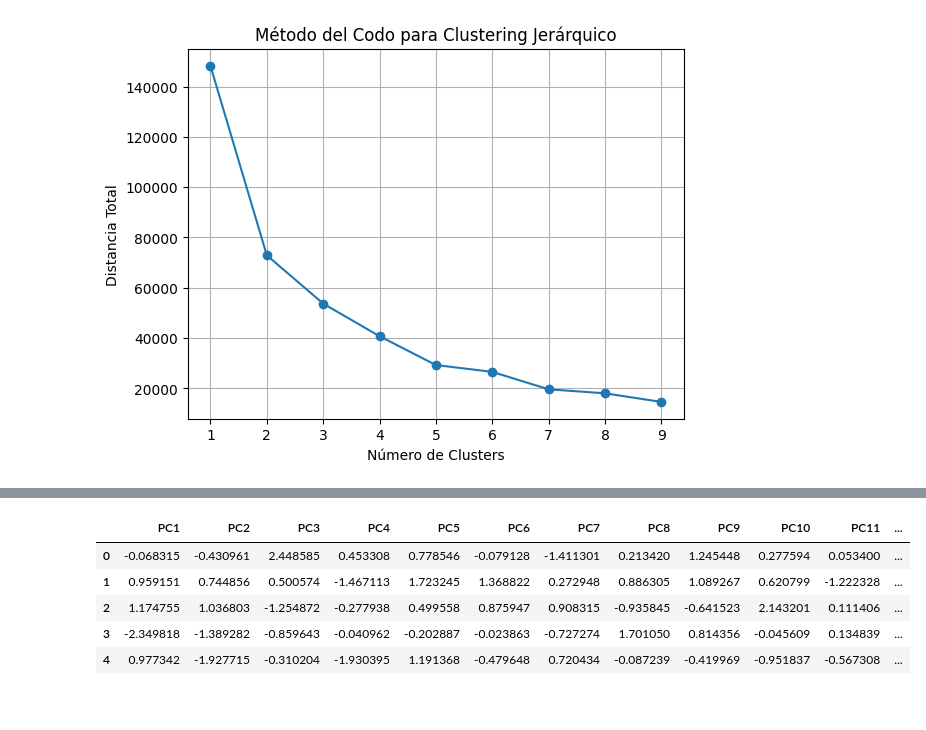
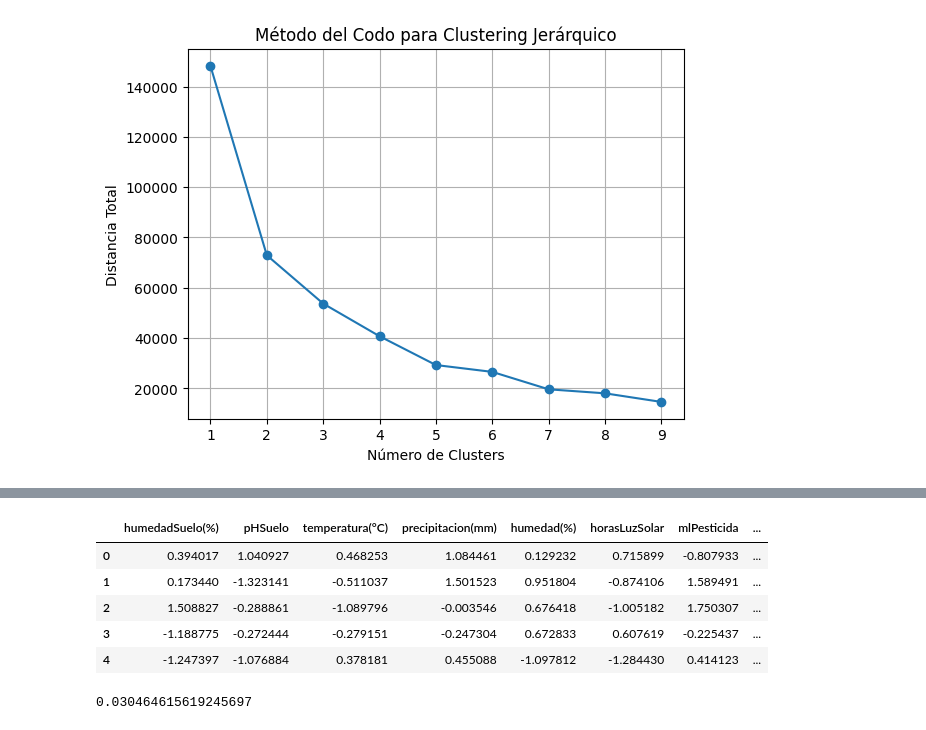
Before and after one commit to juanachies/TP1_Mineria, a Jupyter notebook: tp.ipynb, the cells around one changed output, grey strips where cells are left out. Saved outputs shown, nothing was run; the diff lists cells and outputs as text; code cells hidden in the pictures.

```diff
--- a/tp.ipynb
+++ b/tp.ipynb
@@ -152,8 +152,8 @@ plt.show()
 [figure]
 # %%
 #Selección de columnas númericas
-cols = ['humedadSuelo(%)', 'pHSuelo', 'temperatura(°C)','precipitacion(mm)', 'humedad(%)', 'horasLuzSolar',
-'mlPesticida', 'diasTotales', 'rendimientoKg_hectarea', 'indiceNDVI']
+columnas_numericas = ['humedadSuelo(%)', 'pHSuelo', 'temperatura(°C)','precipitacion(mm)', 'humedad(%)', 'horasLuzSolar',
+'mlPesticida', 'rendimientoKg_hectarea', 'indiceNDVI']
 
 plt.figure(figsize=(10,5))
 sns.heatmap(df[cols].corr(), vmin=-1, vmax=1, annot=True)
@@ -226,9 +226,12 @@ df
 X = df.drop(columns=['tipoCultivo'])
 y = df['tipoCultivo']
 
-scaler = StandardScaler().set_output(transform="pandas")
-df_escalado = scaler.fit_transform(X)
-df_escalado
+scaler = StandardScaler()
+x_num_escaladas = scaler.fit_transform(X[columnas_numericas])
+
+x_escalado = X.copy()
+x_escalado[columnas_numericas] = x_num_escaladas
+x_escalado
 # %% [output]
 |  | humedadSuelo(%) | pHSuelo | temperatura(°C) | precipitacion(mm) | humedad(%) | horasLuzSolar | mlPesticida | ... |
 | 0 | 0.394017 | 1.040927 | 0.468253 | 1.084461 | 0.129232 | 0.715899 | -0.807933 | ... |
@@ -466,10 +451,9 @@ Número óptimo de clusters según el Gap Statistic: 8
 # %% [markdown]
 KMEANS de nuevo|
 # %%
-kmeans = KMeans(n_clusters=3, random_state=42,
-                init='k-means++', n_init=5, algorithm='lloyd')
-kmeans.fit(X_std) #Entrenamos el modelo
-y_pred = kmeans.predict(X_std)
+kmeans = KMeans(n_clusters=8, random_state=42, init='k-means++', n_init=5, algorithm='lloyd')
+kmeans.fit(x_escalado) #Entrenamos el modelo
+y_pred = kmeans.predict(x_escalado)
 # %%
 df_kmeans = pca_df.copy()
 
@@ -518,10 +510,10 @@ plt.show()
 distancias=[]
 for i in range(1, 10):
     clustering = AgglomerativeClustering(n_clusters=i) # Aplica clustering jerárquico con i clusters
-    clustering.fit(X_std)
+    clustering.fit(x_escalado)
 
     # Calcula la matriz de distancias por pares entre los puntos
-    pairwise_distances = cdist(X_std, X_std, 'euclidean')
+    pairwise_distances = cdist(x_escalado, x_escalado, 'euclidean')
 
     # Calcula la distancia total dentro de los clusters
     distancia_total = 0
@@ -547,19 +586,20 @@ plt.show()
 # %%
-n_clusters = 3
+n_clusters = 5
+
 clustering = AgglomerativeClustering(n_clusters=n_clusters)
 
-cluster_assignments = clustering.fit_predict(X_std) # Asigna los clusters a los datos
+cluster_assignments = clustering.fit_predict(x_escalado) # Asigna los clusters a los datos
 
-df_clustering = pca_df.copy()
+df_clustering = x_escalado.copy()
 
 df_clustering['Etiquetas jerarquico'] = cluster_assignments # Añade la columna con el cluster asignado a cada punto
 
 df_clustering.head()
 # %% [output]
-|  | PC1 | PC2 | PC3 | PC4 | PC5 | PC6 | PC7 | PC8 | PC9 | PC10 | PC11 | ... |
-| 0 | -0.068315 | -0.430961 | 2.448585 | 0.453308 | 0.778546 | -0.079128 | -1.411301 | 0.213420 | 1.245448 | 0.277594 | 0.053400 | ... |
-| 1 | 0.959151 | 0.744856 | 0.500574 | -1.467113 | 1.723245 | 1.368822 | 0.272948 | 0.886305 | 1.089267 | 0.620799 | -1.222328 | ... |
-| 2 | 1.174755 | 1.036803 | -1.254872 | -0.277938 | 0.499558 | 0.875947 | 0.908315 | -0.935845 | -0.641523 | 2.143201 | 0.111406 | ... |
-| 3 | -2.349818 | -1.389282 | -0.859643 | -0.040962 | -0.202887 | -0.023863 | -0.727274 | 1.701050 | 0.814356 | -0.045609 | 0.134839 | ... |
-| 4 | 0.977342 | -1.927715 | -0.310204 | -1.930395 | 1.191368 | -0.479648 | 0.720434 | -0.087239 | -0.419969 | -0.951837 | -0.567308 | ... |
+|  | humedadSuelo(%) | pHSuelo | temperatura(°C) | precipitacion(mm) | humedad(%) | horasLuzSolar | mlPesticida | ... |
+| 0 | 0.394017 | 1.040927 | 0.468253 | 1.084461 | 0.129232 | 0.715899 | -0.807933 | ... |
+| 1 | 0.173440 | -1.323141 | -0.511037 | 1.501523 | 0.951804 | -0.874106 | 1.589491 | ... |
+| 2 | 1.508827 | -0.288861 | -1.089796 | -0.003546 | 0.676418 | -1.005182 | 1.750307 | ... |
+| 3 | -1.188775 | -0.272444 | -0.279151 | -0.247304 | 0.672833 | 0.607619 | -0.225437 | ... |
+| 4 | -1.247397 | -1.076884 | 0.378181 | 0.455088 | -1.097812 | -1.284430 | 0.414123 | ... |
 # %%
@@ -567,3 +607,10 @@ fig = px.scatter_3d(df_clustering, x='PC1', y='PC2', z='PC3',
                     color='Etiquetas jerarquico',
                     title='Dispersión de las variedades de trigo (Clustering)')
 fig.show()
+# %%
+from sklearn.metrics import silhouette_score,silhouette_samples
+
+silhouette_avg = silhouette_score(x_escalado, cluster_assignments)
+silhouette_avg
+# %% [output]
+0.030464615619245697
```
Also changed, not shown: parts of 20 cells of this notebook.
